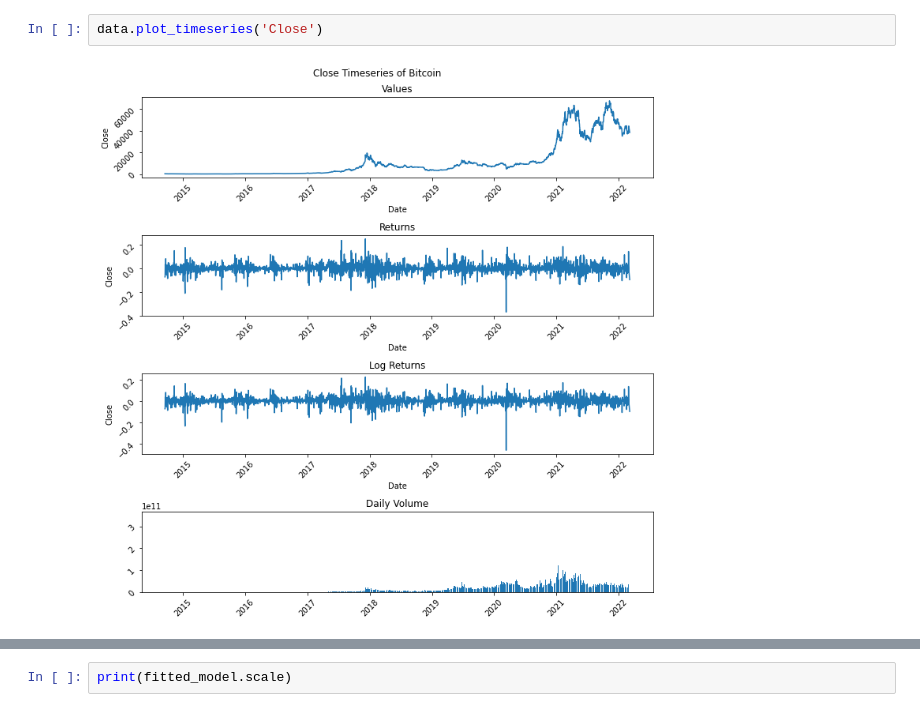
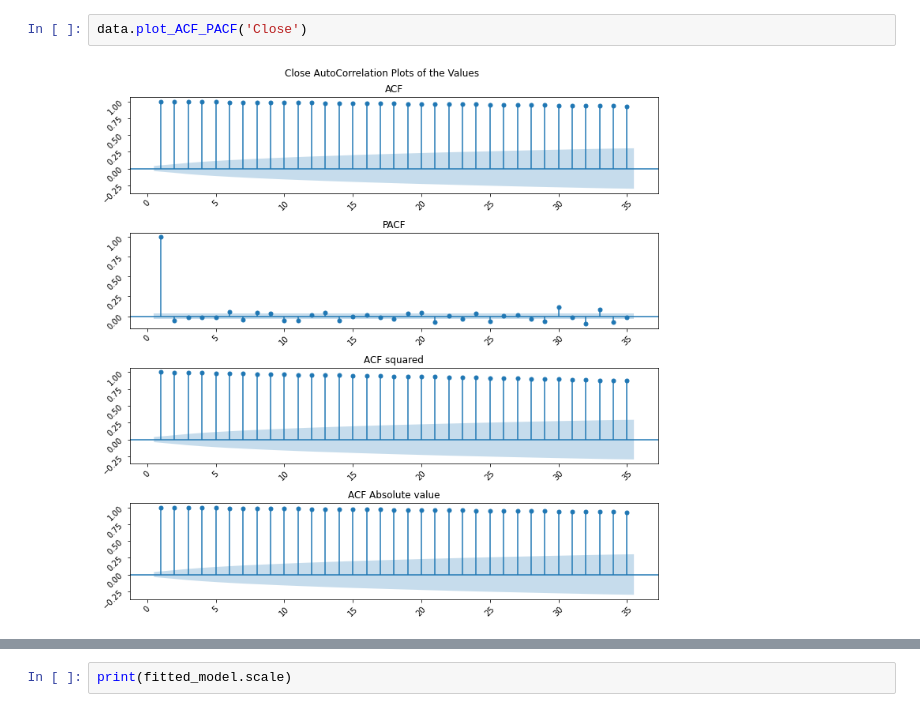
Before and after one commit to gpala7077/CryptoCurrency_Monte_Carlo_Simulation, a Jupyter notebook: Crypto-Analysis.ipynb, the cells around one changed output, grey strips where cells are left out. Cells and saved outputs as stored; diff of their text form.

```diff
--- a/Crypto-Analysis.ipynb
+++ b/Crypto-Analysis.ipynb
@@ -102,4 +11,4 @@ data = Financial_Timeseries('BTC-USD', period='max')
 # %%
-data.plot_timeseries('Close')
+data.plot_ACF_PACF('Close')
 # %% [output]
-[figure, old version]
+[figure, new version]
```
Also changed, not shown: parts of 6 cells of this notebook, 2 other files.
